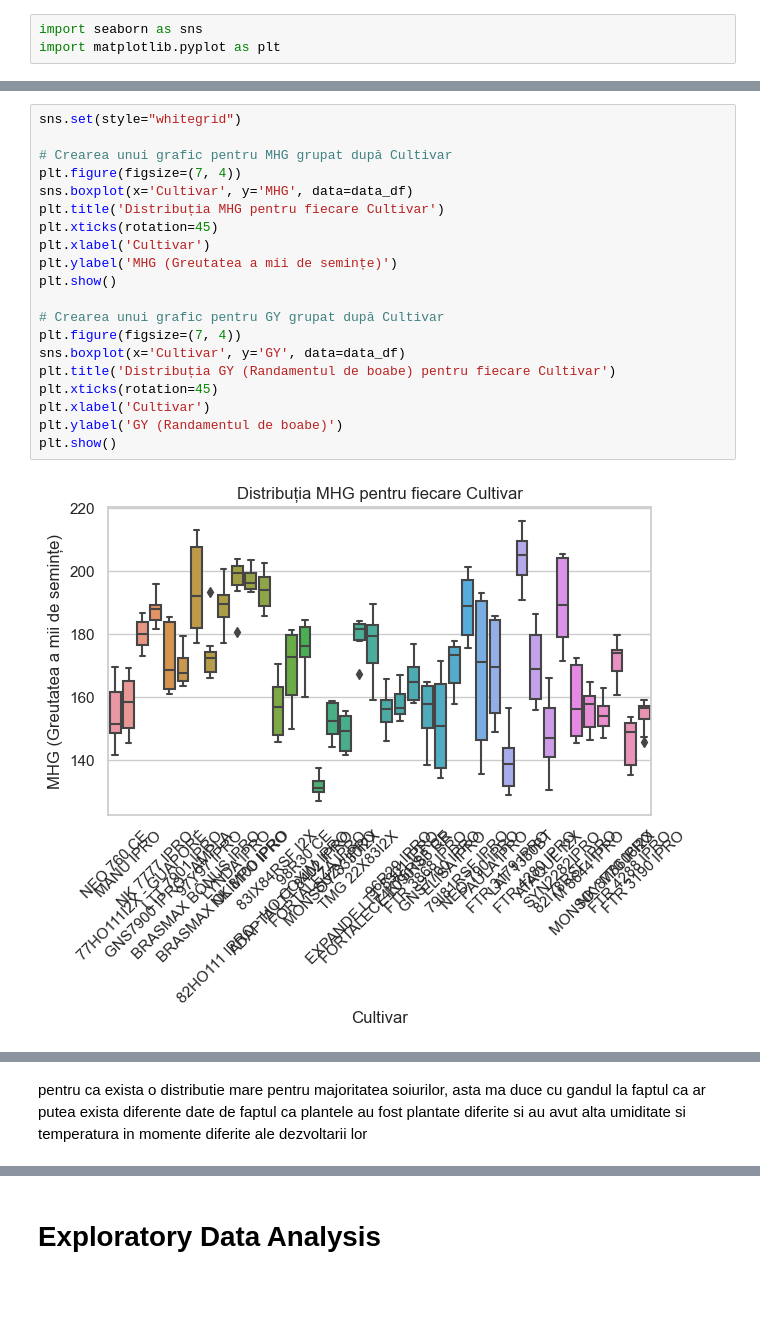
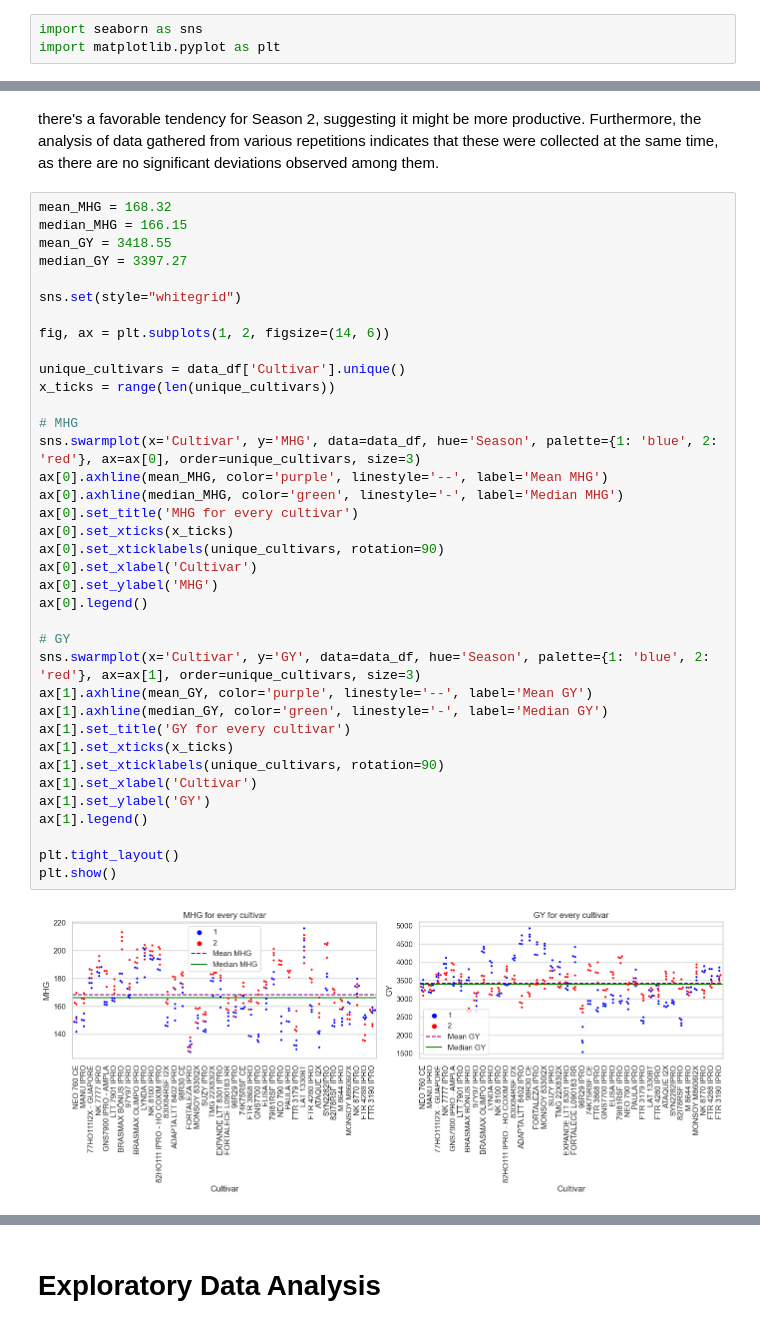
Before and after one commit to NegruA/soybean_cultivars, a Jupyter notebook: main.ipynb, the cells around one changed output, grey strips where cells are left out. Drawn from its saved outputs; the diff is of its cells as text; blank space fills up the shorter version.

```diff
--- a/main.ipynb
+++ b/main.ipynb
@@ -123,22 +203,41 @@ import matplotlib.pyplot as plt
+# %% [markdown]
+there's a favorable tendency for Season 2, suggesting it might be more productive. Furthermore, the analysis of data gathered from various repetitions indicates that these were collected at the same time, as there are no significant deviations observed among them.
 # %%
+mean_MHG = 168.32
+median_MHG = 166.15
+mean_GY = 3418.55
+median_GY = 3397.27
+
 sns.set(style="whitegrid")
 
-# Crearea unui grafic pentru MHG grupat după Cultivar
-plt.figure(figsize=(7, 4))
-sns.boxplot(x='Cultivar', y='MHG', data=data_df)
-plt.title('Distribuția MHG pentru fiecare Cultivar')
-plt.xticks(rotation=45)
-plt.xlabel('Cultivar')
-plt.ylabel('MHG (Greutatea a mii de semințe)')
+fig, ax = plt.subplots(1, 2, figsize=(14, 6))
+
+unique_cultivars = data_df['Cultivar'].unique()
+x_ticks = range(len(unique_cultivars))
+
+# MHG
+sns.swarmplot(x='Cultivar', y='MHG', data=data_df, hue='Season', palette={1: 'blue', 2: 'red'}, ax=ax[0], order=unique_cultivars, size=3)
+ax[0].axhline(mean_MHG, color='purple', linestyle='--', label='Mean MHG')
+ax[0].axhline(median_MHG, color='green', linestyle='-', label='Median MHG')
+ax[0].set_title('MHG for every cultivar')
+ax[0].set_xticks(x_ticks)
+ax[0].set_xticklabels(unique_cultivars, rotation=90)
+ax[0].set_xlabel('Cultivar')
+ax[0].set_ylabel('MHG')
+ax[0].legend()
+
+# GY
+sns.swarmplot(x='Cultivar', y='GY', data=data_df, hue='Season', palette={1: 'blue', 2: 'red'}, ax=ax[1], order=unique_cultivars, size=3)
+ax[1].axhline(mean_GY, color='purple', linestyle='--', label='Mean GY')
+ax[1].axhline(median_GY, color='green', linestyle='-', label='Median GY')
+ax[1].set_title('GY for every cultivar')
+ax[1].set_xticks(x_ticks)
+ax[1].set_xticklabels(unique_cultivars, rotation=90)
+ax[1].set_xlabel('Cultivar')
+ax[1].set_ylabel('GY')
+ax[1].legend()
+
+plt.tight_layout()
 plt.show()
-
-# Crearea unui grafic pentru GY grupat după Cultivar
-plt.figure(figsize=(7, 4))
-sns.boxplot(x='Cultivar', y='GY', data=data_df)
-plt.title('Distribuția GY (Randamentul de boabe) pentru fiecare Cultivar')
-plt.xticks(rotation=45)
-plt.xlabel('Cultivar')
-plt.ylabel('GY (Randamentul de boabe)')
-plt.show()
 # %% [output]
-[figure, old version]
+[figure, new version]
@@ -146,2 +243,0 @@ plt.show()
-# %% [markdown]
-pentru ca exista o distributie mare pentru majoritatea soiurilor, asta ma duce cu gandul la faptul ca ar putea exista diferente date de faptul ca plantele au fost plantate diferite si au avut alta umiditate si temperatura in momente diferite ale dezvoltarii lor
```
Also changed, not shown: parts of 17 cells of this notebook.
